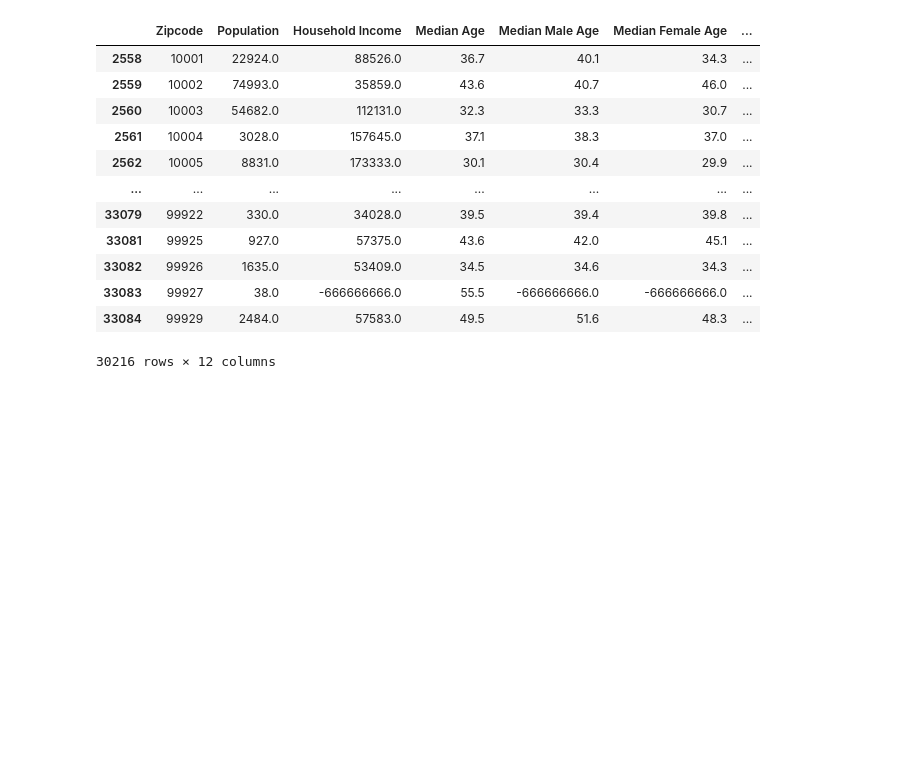
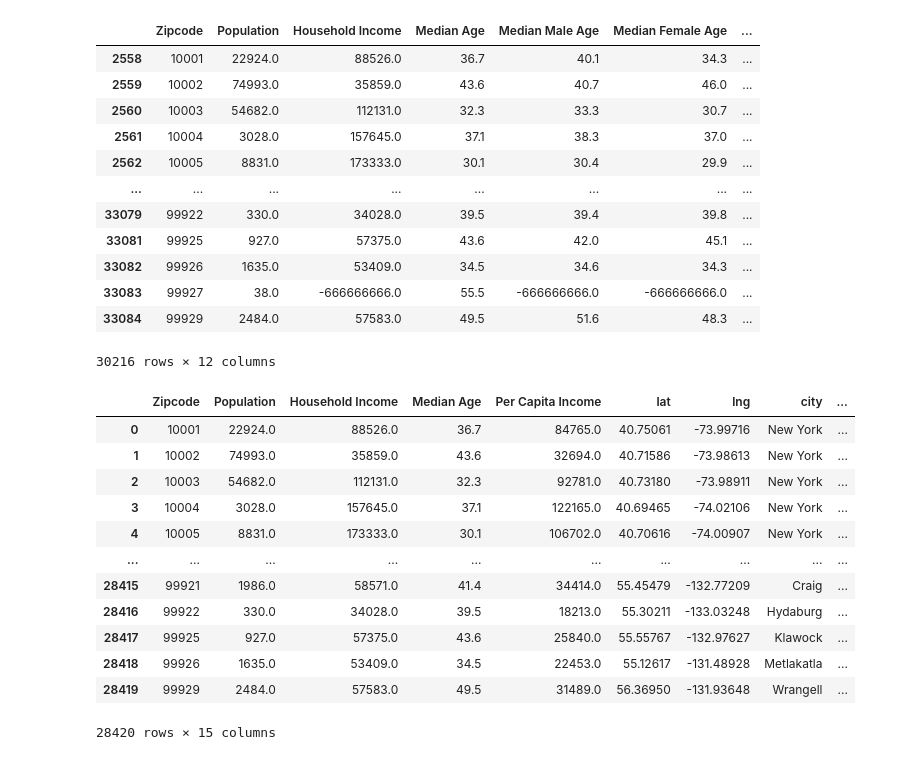
Before and after one commit to pnisenson/marvel-star, a Jupyter notebook: CensusInfo.ipynb, the cells around one changed output. Saved outputs shown, nothing was run; the diff lists cells and outputs as text; code cells hidden in the pictures; blank space fills up the shorter version.

```diff
--- a/CensusInfo.ipynb
+++ b/CensusInfo.ipynb
@@ -153,0 +144,20 @@ gmaps.configure(api_key= g_keypa)
+# %%
+#read and add the census file that has been updated with the zscores  file
+census_zscores= pd.read_csv("census_zscores.csv")
+
+# Visualize
+census_zscores
+# %% [output]
+|  | Zipcode | Population | Household Income | Median Age | Per Capita Income | lat | lng | city | ... |
+| 0 | 10001 | 22924.0 | 88526.0 | 36.7 | 84765.0 | 40.75061 | -73.99716 | New York | ... |
+| 1 | 10002 | 74993.0 | 35859.0 | 43.6 | 32694.0 | 40.71586 | -73.98613 | New York | ... |
+| 2 | 10003 | 54682.0 | 112131.0 | 32.3 | 92781.0 | 40.73180 | -73.98911 | New York | ... |
+| 3 | 10004 | 3028.0 | 157645.0 | 37.1 | 122165.0 | 40.69465 | -74.02106 | New York | ... |
+| 4 | 10005 | 8831.0 | 173333.0 | 30.1 | 106702.0 | 40.70616 | -74.00907 | New York | ... |
+| ... | ... | ... | ... | ... | ... | ... | ... | ... | ... |
+| 28415 | 99921 | 1986.0 | 58571.0 | 41.4 | 34414.0 | 55.45479 | -132.77209 | Craig | ... |
+| 28416 | 99922 | 330.0 | 34028.0 | 39.5 | 18213.0 | 55.30211 | -133.03248 | Hydaburg | ... |
+| 28417 | 99925 | 927.0 | 57375.0 | 43.6 | 25840.0 | 55.55767 | -132.97627 | Klawock | ... |
+| 28418 | 99926 | 1635.0 | 53409.0 | 34.5 | 22453.0 | 55.12617 | -131.48928 | Metlakatla | ... |
+| 28419 | 99929 | 2484.0 | 57583.0 | 49.5 | 31489.0 | 56.36950 | -131.93648 | Wrangell | ... |
+28420 rows × 15 columns
```
Also changed, not shown: parts of 7 cells of this notebook, 4 other files.
